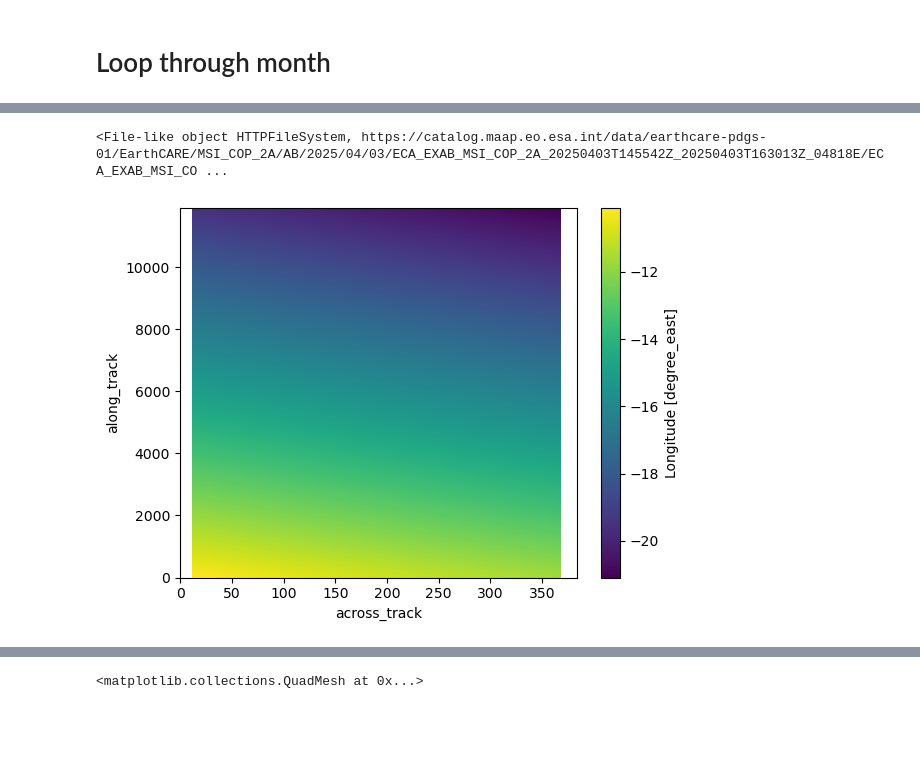
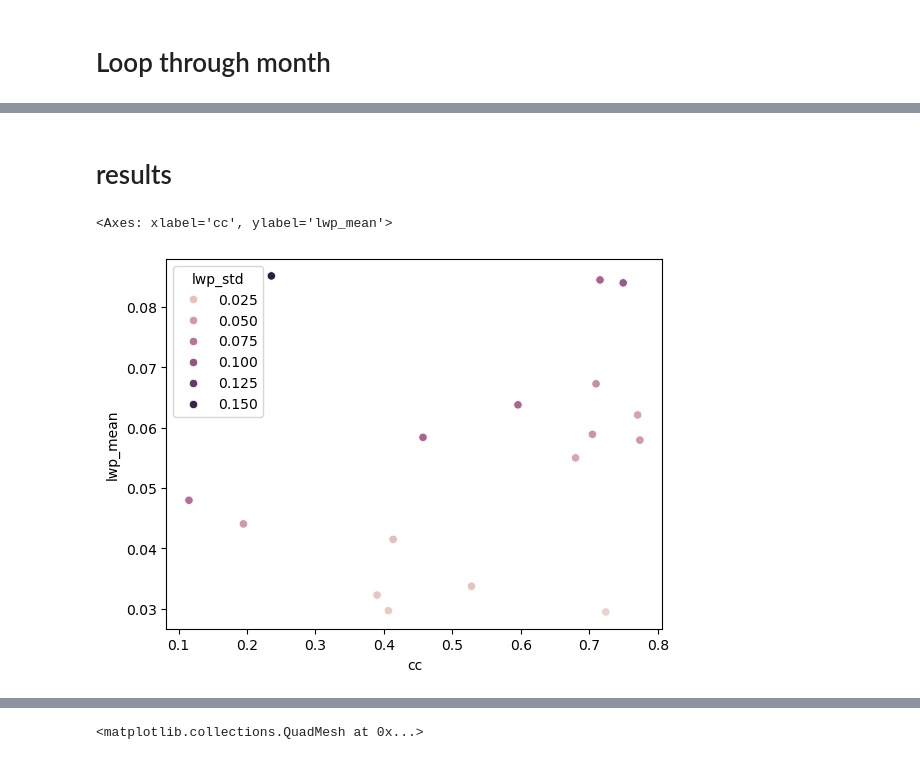
Before and after one commit to smbrose/hk25-teams, a Jupyter notebook: hk25-EarthCARE/EarthCARE-x-StCu/stats_of_LWP.ipynb, the cells around one changed output, grey strips where cells are left out. Saved outputs shown, nothing was run; the diff lists cells and outputs as text; code cells hidden in the pictures; blank space fills up the shorter version.

```diff
--- a/hk25-EarthCARE/EarthCARE-x-StCu/stats_of_LWP.ipynb
+++ b/hk25-EarthCARE/EarthCARE-x-StCu/stats_of_LWP.ipynb
@@ -340,10 +352,10 @@ search = catalog.search(
 
     #datetime=['2025-04-01T00:00:00.000Z', '2025-04-30T23:59:00.000Z'], # filter by temporal extent
 
-    bbox = [0, -20, 10, -10], # combine multiple bbox by OR
+    #bbox = [0, -20, 10, -10], # combine multiple bbox by OR
     # bounding box is defined by the bottom left corner (longmin latmin) and the top right corner coordinates (longmax latmax)
     method='GET',
-    max_items=100  # Adjust as needed
+    max_items=500  # Adjust as needed
 )
 
 items = list(search.items())
@@ -428,2 +504,2 @@ no data in cropped dataset...continuing
 # %%
-df_results
+df_results['cc'] = df_results.cloud_cover.astype(float)
@@ -444,18 +506,7 @@ df_results
-# %%
-href = href_lst[0]
-orbit = href[-9:-3]
-date_time = href[-43:-27]
-with fs.open(href, "rb") as f:
-    print(f)
-    with xr.open_dataset(f, engine="h5netcdf", group="ScienceData") as ds:
-        ds = ds[['latitude','longitude','cloud_water_path']].compute()
-        ds.longitude.plot()
-        plt.show()
-
-        if len(ds.along_track) == 0:
-            print('no data in dataset...continuing\n')
-
-        ds0 = crop_to_stcu_region(ds)
-# %% [output]
-<File-like object HTTPFileSystem, https://catalog.maap.eo.esa.int/data/earthcare-pdgs-01/EarthCARE/MSI_COP_2A/AB/2025/04/03/ECA_EXAB_MSI_COP_2A_20250403T145542Z_20250403T163013Z_04818E/ECA_EXAB_MSI_CO ...
-[figure, removed]
+# %% [markdown]
+# results
+# %%
+sns.scatterplot(data=df_results, x='cc', y='lwp_mean', hue='lwp_std')
+# %% [output]
+<Axes: xlabel='cc', ylabel='lwp_mean'>
+[figure, added]
```
Also changed, not shown: parts of 33 cells of this notebook.
